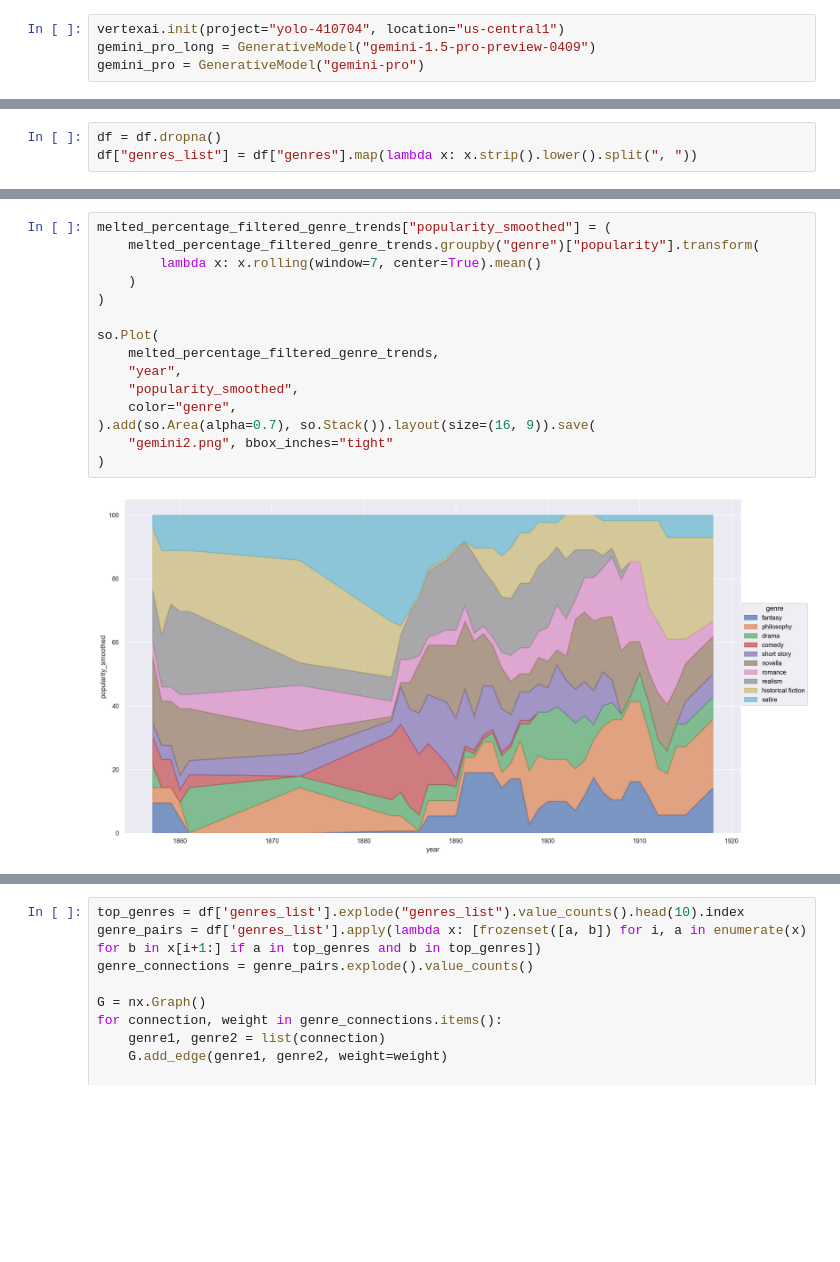
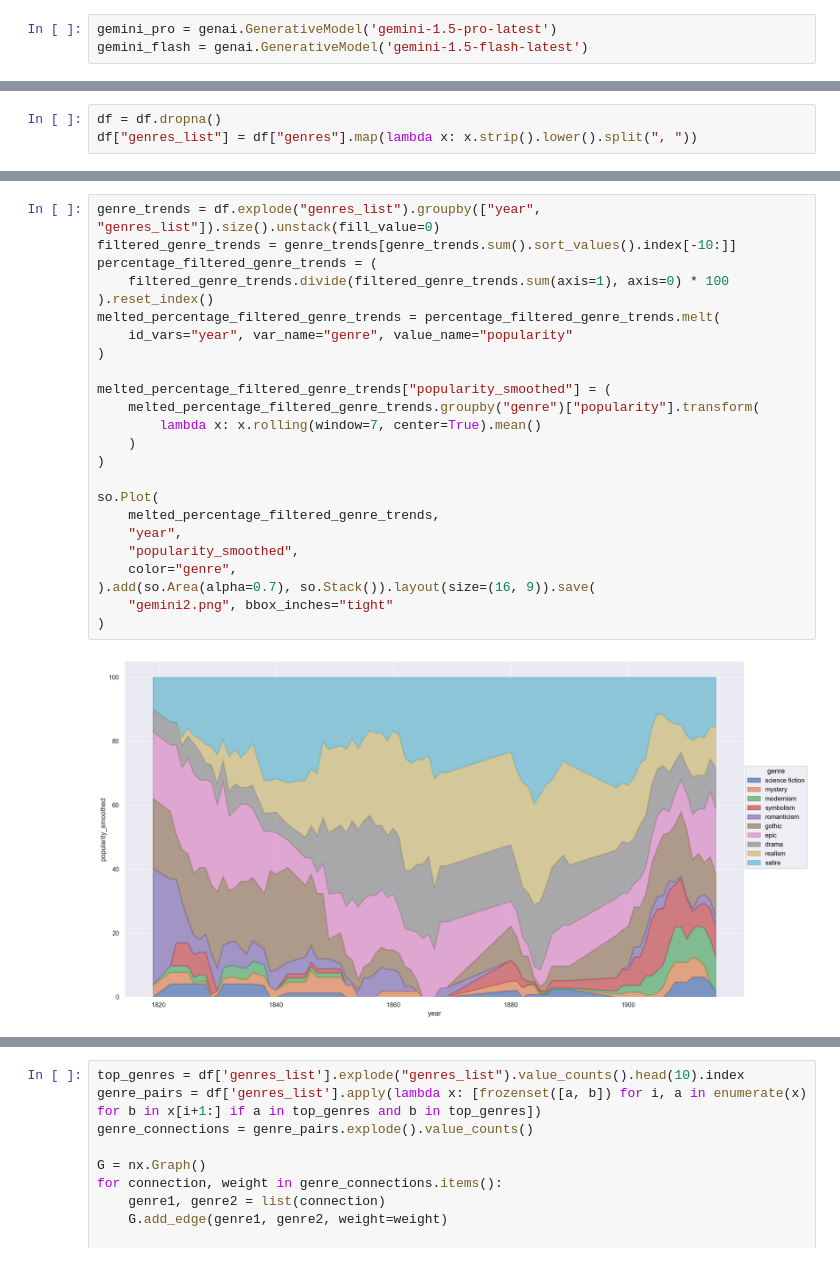
Before and after one commit to AlistairKeiller/russian_lit, a Jupyter notebook: gemini.ipynb, the cells around one changed output, grey strips where cells are left out. Cells and saved outputs as stored; diff of their text form; blank space fills up the shorter version.

```diff
--- a/gemini.ipynb
+++ b/gemini.ipynb
@@ -46,7 +46,6 @@ tqdm.pandas()
 # %%
-vertexai.init(project="yolo-410704", location="us-central1")
-gemini_pro_long = GenerativeModel("gemini-1.5-pro-preview-0409")
-gemini_pro = GenerativeModel("gemini-pro")
+gemini_pro = genai.GenerativeModel('gemini-1.5-pro-latest')
+gemini_flash = genai.GenerativeModel('gemini-1.5-flash-latest')
 # %%
 dfs = []
 
@@ -153,17 +166,26 @@ so.Plot(
 # %%
+genre_trends = df.explode("genres_list").groupby(["year", "genres_list"]).size().unstack(fill_value=0)
+filtered_genre_trends = genre_trends[genre_trends.sum().sort_values().index[-10:]]
+percentage_filtered_genre_trends = (
+    filtered_genre_trends.divide(filtered_genre_trends.sum(axis=1), axis=0) * 100
+).reset_index()
+melted_percentage_filtered_genre_trends = percentage_filtered_genre_trends.melt(
+    id_vars="year", var_name="genre", value_name="popularity"
+)
+
 melted_percentage_filtered_genre_trends["popularity_smoothed"] = (
     melted_percentage_filtered_genre_trends.groupby("genre")["popularity"].transform(
         lambda x: x.rolling(window=7, center=True).mean()
     )
 )
 
 so.Plot(
     melted_percentage_filtered_genre_trends,
     "year",
     "popularity_smoothed",
     color="genre",
 ).add(so.Area(alpha=0.7), so.Stack()).layout(size=(16, 9)).save(
     "gemini2.png", bbox_inches="tight"
 )
 # %% [output]
-[figure, old version]
+[figure, new version]
```
Also changed, not shown: parts of 9 cells of this notebook, 4 other files.
